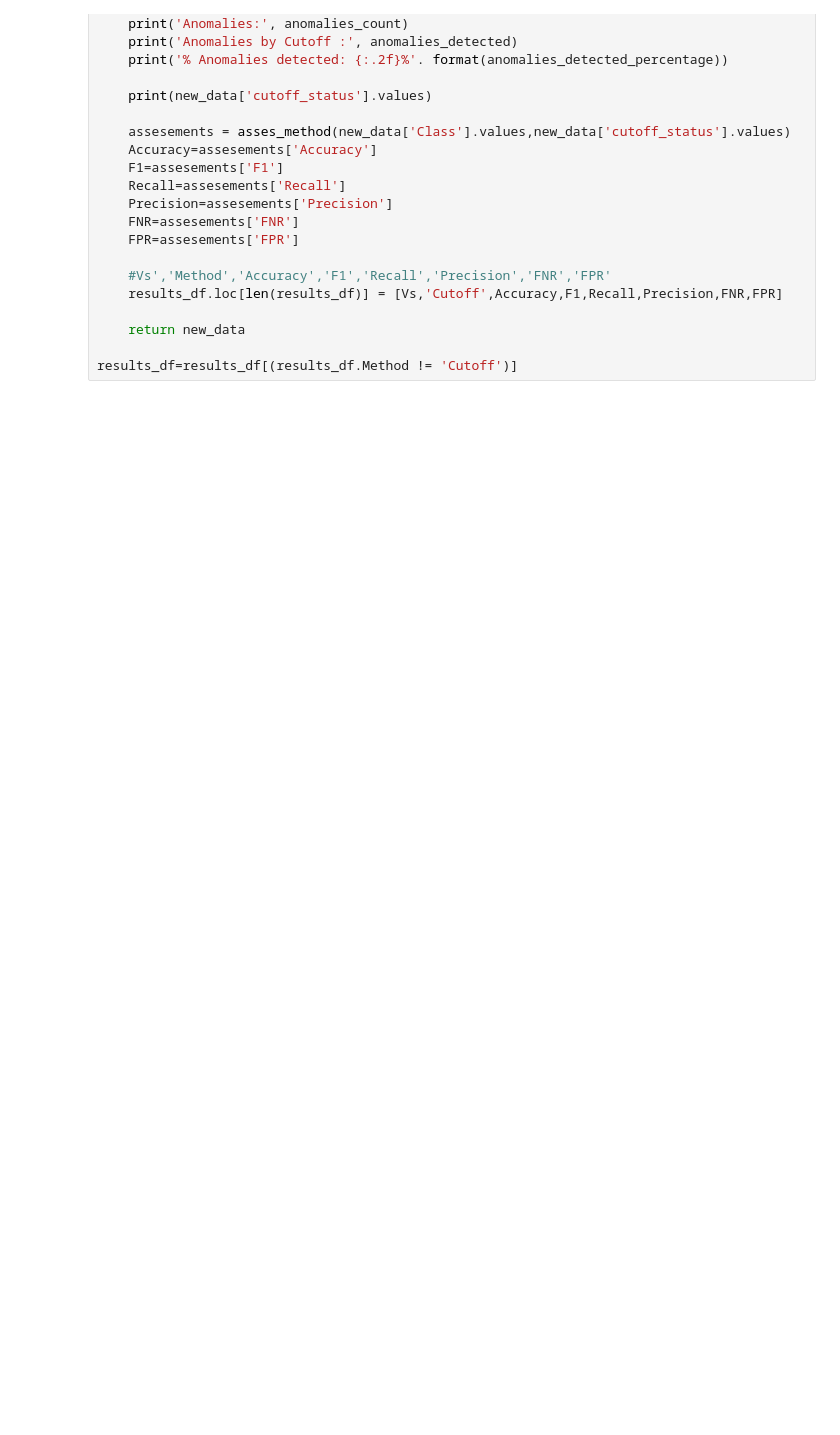
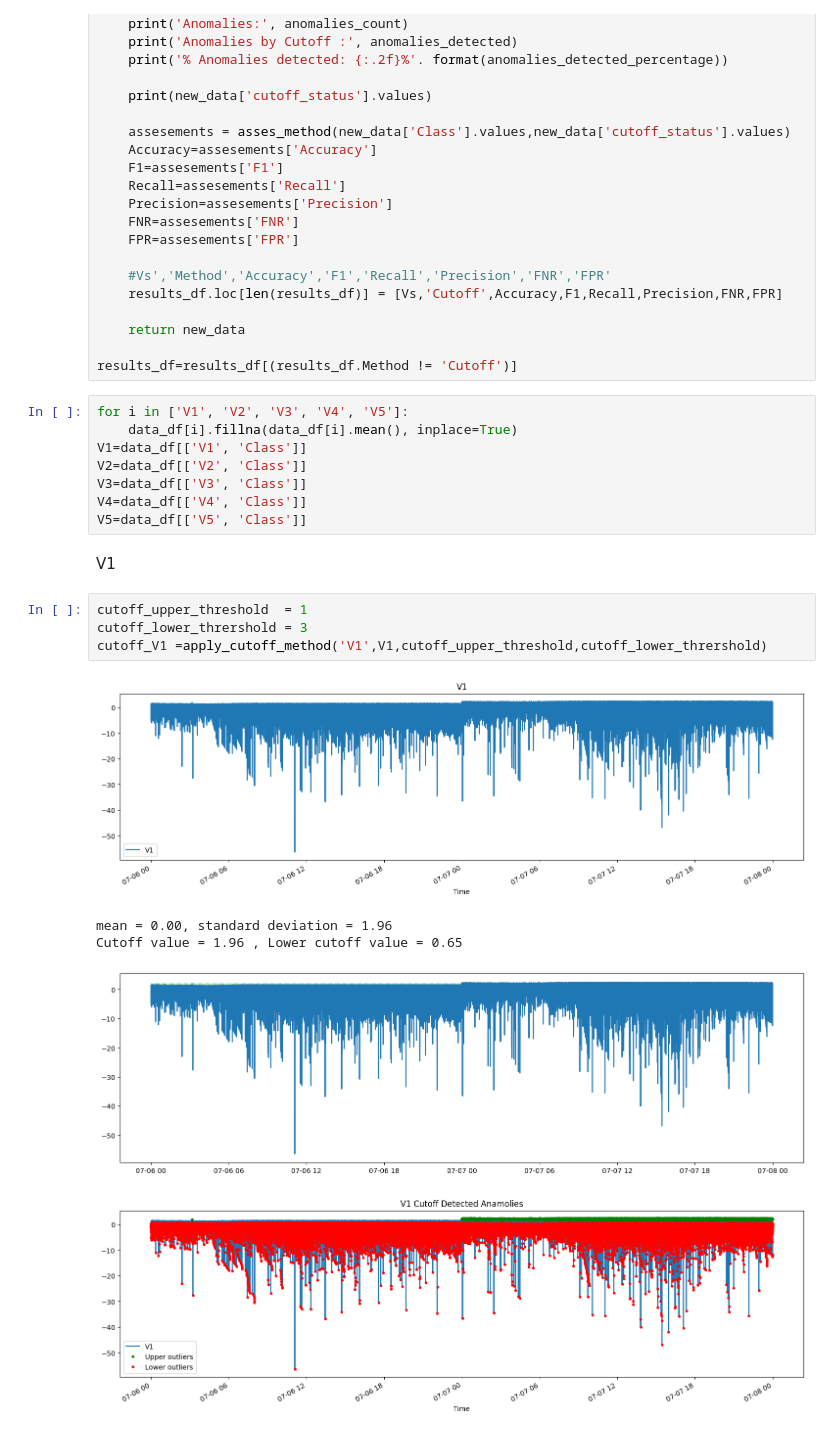
Before and after one commit to ksmbzd/time-series-analysis, a Jupyter notebook: notebook/CreditCard-Fraud-Detection-Heuristics.ipynb, the cells around one changed output. Saved outputs shown, nothing was run; the diff lists cells and outputs as text; blank space fills up the shorter version.

```diff
--- a/notebook/CreditCard-Fraud-Detection-Heuristics.ipynb
+++ b/notebook/CreditCard-Fraud-Detection-Heuristics.ipynb
@@ -249,3 +280,23 @@ def apply_cutoff_method(Vs,data,upper_cutoff_threshold = 1, lower_cutoff_thresho
     return new_data
 
 results_df=results_df[(results_df.Method != 'Cutoff')]
+# %%
+for i in ['V1', 'V2', 'V3', 'V4', 'V5']:
+    data_df[i].fillna(data_df[i].mean(), inplace=True)
+V1=data_df[['V1', 'Class']]
+V2=data_df[['V2', 'Class']]
+V3=data_df[['V3', 'Class']]
+V4=data_df[['V4', 'Class']]
+V5=data_df[['V5', 'Class']]
+# %% [markdown]
+V1
+# %%
+cutoff_upper_threshold  = 1
+cutoff_lower_thrershold = 3
+cutoff_V1 =apply_cutoff_method('V1',V1,cutoff_upper_threshold,cutoff_lower_thrershold)
+# %% [output]
+[figure, added]
+mean = 0.00, standard deviation = 1.96
+Cutoff value = 1.96 , Lower cutoff value = 0.65
+[figure, added]
+[figure, added]
```
Also changed, not shown: parts of 6 cells of this notebook.
